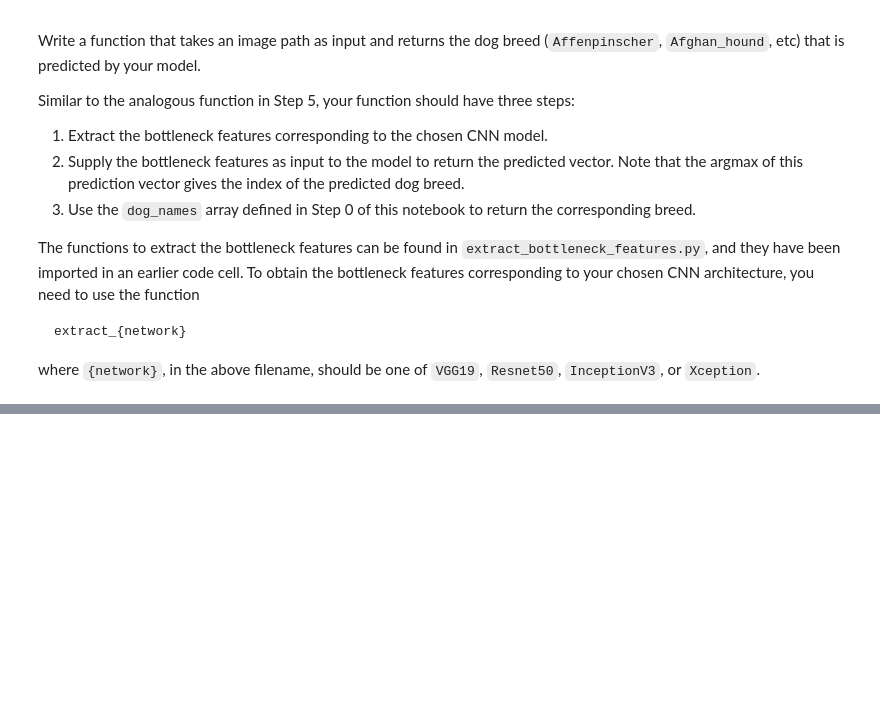
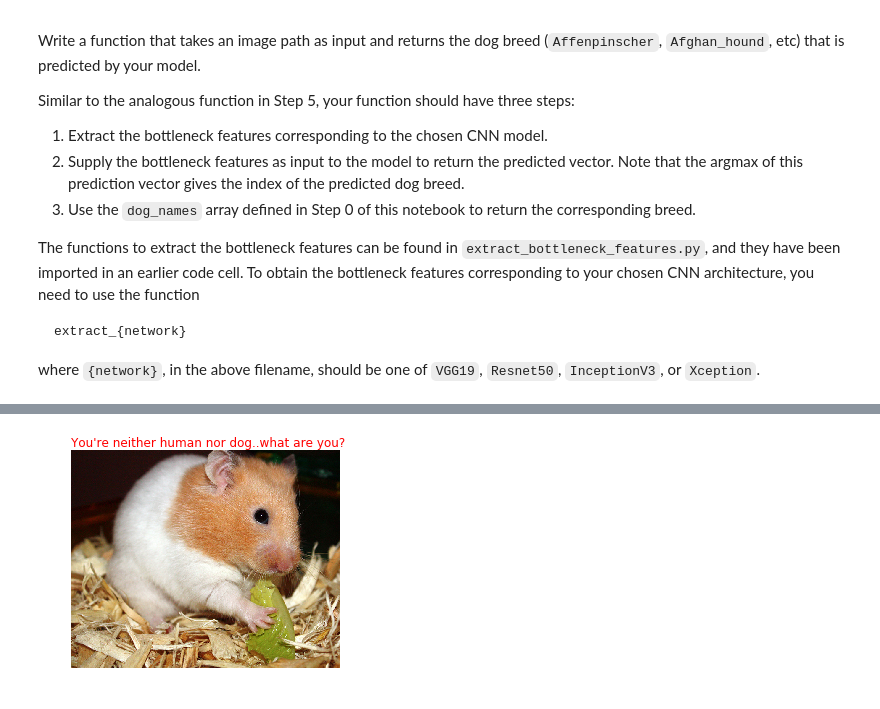
Before and after one commit to anoff/AIND-CNN-dogbreed, a Jupyter notebook: dog_app.ipynb, the cells around one changed output, grey strips where cells are left out. Cells and saved outputs as stored; diff of their text form; code cells hidden in the pictures; blank space fills up the shorter version.

```diff
--- a/dog_app.ipynb
+++ b/dog_app.ipynb
@@ -742,0 +752,4 @@ lol_you_look_like_a_dog()
+# %%
+lol_you_look_like_a_dog("images/hamster.jpg")
+# %% [output]
+[figure, added]
```
Also changed, not shown: parts of 11 cells of this notebook, 7 other files.
